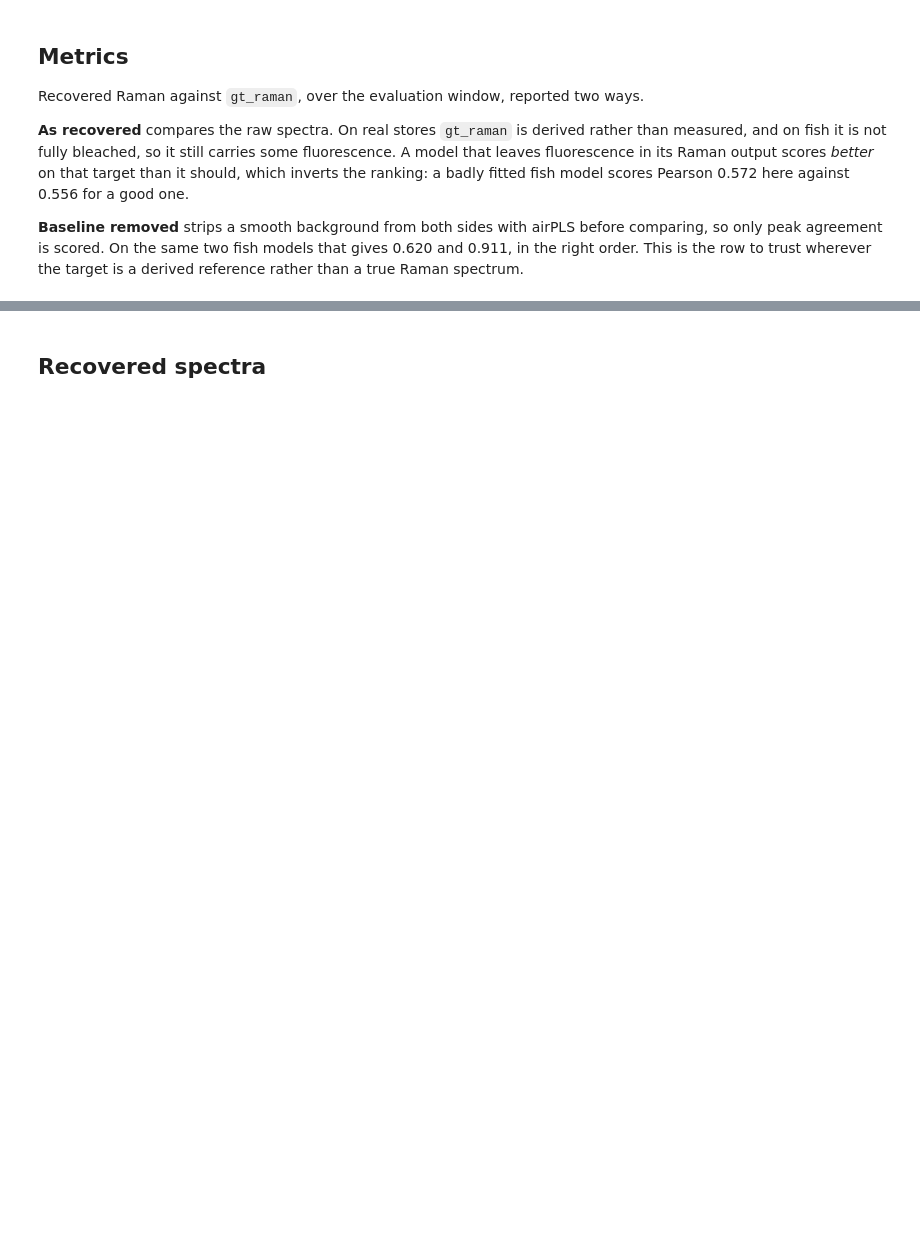
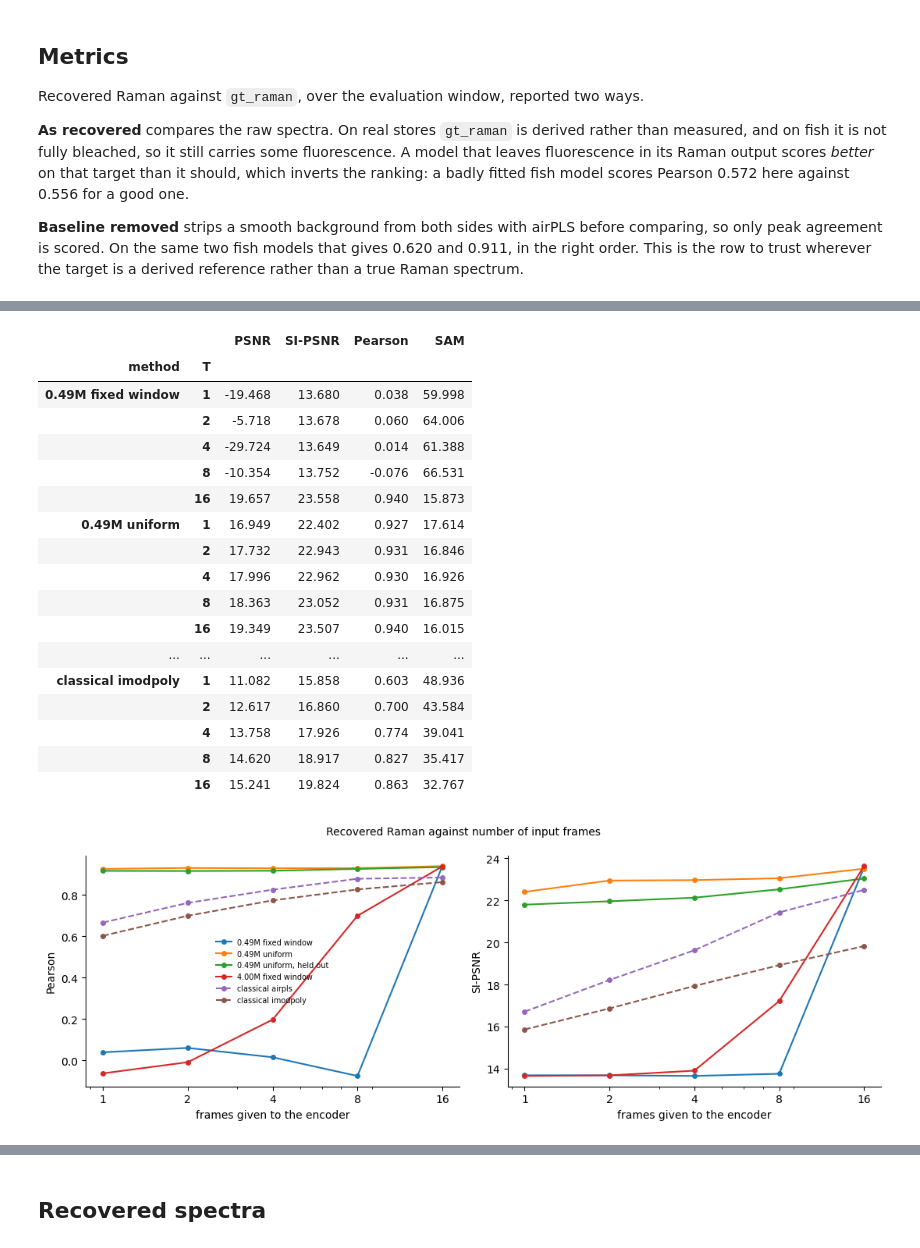
Before and after one commit to tmuird/lumos-vae, a Jupyter notebook: notebooks/evaluate.ipynb, the cells around one changed output, grey strips where cells are left out. Saved outputs shown, nothing was run; the diff lists cells and outputs as text; code cells hidden in the pictures; blank space fills up the shorter version.

```diff
--- a/notebooks/evaluate.ipynb
+++ b/notebooks/evaluate.ipynb
@@ -299,0 +318,67 @@ window (400.0, 1800.0) cm^-1
+# %%
+T_GRID = [16, 8, 4, 2, 1]
+
+rows = []
+for label, info in model_info.items():
+    m, d = info["model"], info["data"]
+    std = m.model.dataset_std
+    device = next(m.parameters()).device
+    mask = eval_mask(d["wn"])
+    gt = d["gt"][:, mask]
+    n_max = m.hparams.n_times_train
+    x_full = torch.from_numpy(d["ts"][:, :, :n_max].astype(np.float32)).to(device) / std
+
+    for T in [t for t in T_GRID if t <= n_max]:
+        with torch.no_grad():
+            _, _, _, _, _, raman, _ = m.model(x_full[:, :, :T], sample=False)
+        pred = raman.cpu().numpy()[:, mask]
+        rows.append(dict(method=label, T=T, **score(gt, pred)))
+
+# Classical correction of the same frames, as the reference at each length.
+for name, d in datasets.items():
+    mask = eval_mask(d["wn"])
+    gt = d["gt"][:, mask]
+    for T in T_GRID:
+        summed = d["ts"][:, :, :T].sum(2) / (T * d["frame_duration"])
+        for method in ("airpls", "imodpoly"):
+            pred = debaseline(summed, method)[:, mask]
+            rows.append(dict(method=f"classical {method}", T=T, **score(gt, pred)))
+
+window = pd.DataFrame(rows).set_index(["method", "T"]).sort_index()
+display(window.round(3))
+
+fig, axes = plt.subplots(1, 2, figsize=(11, 4))
+for method, grp in window.reset_index().groupby("method"):
+    grp = grp.sort_values("T")
+    style = "--" if method.startswith("classical") else "-"
+    for ax, metric in zip(axes, ("Pearson", "SI-PSNR")):
+        ax.plot(grp["T"], grp[metric], style, marker="o", ms=4, label=method)
+for ax, metric in zip(axes, ("Pearson", "SI-PSNR")):
+    ax.set(xlabel="frames given to the encoder", ylabel=metric, xscale="log")
+    ax.set_xticks(T_GRID)
+    ax.set_xticklabels(T_GRID)
+    ax.spines[["top", "right"]].set_visible(False)
+axes[0].legend(fontsize=7, frameon=False)
+fig.suptitle("Recovered Raman against number of input frames", fontsize=10)
+plt.tight_layout()
+plt.show()
+# %% [output]
+|  |  | PSNR | SI-PSNR | Pearson | SAM |
+| method | T |  |  |  |  |
+| 0.49M fixed window | 1 | -19.468 | 13.680 | 0.038 | 59.998 |
+|  | 2 | -5.718 | 13.678 | 0.060 | 64.006 |
+|  | 4 | -29.724 | 13.649 | 0.014 | 61.388 |
+|  | 8 | -10.354 | 13.752 | -0.076 | 66.531 |
+|  | 16 | 19.657 | 23.558 | 0.940 | 15.873 |
+| 0.49M uniform | 1 | 16.949 | 22.402 | 0.927 | 17.614 |
+|  | 2 | 17.732 | 22.943 | 0.931 | 16.846 |
+|  | 4 | 17.996 | 22.962 | 0.930 | 16.926 |
+|  | 8 | 18.363 | 23.052 | 0.931 | 16.875 |
+|  | 16 | 19.349 | 23.507 | 0.940 | 16.015 |
+| ... | ... | ... | ... | ... | ... |
+| classical imodpoly | 1 | 11.082 | 15.858 | 0.603 | 48.936 |
+|  | 2 | 12.617 | 16.860 | 0.700 | 43.584 |
+|  | 4 | 13.758 | 17.926 | 0.774 | 39.041 |
+|  | 8 | 14.620 | 18.917 | 0.827 | 35.417 |
+|  | 16 | 15.241 | 19.824 | 0.863 | 32.767 |
+[figure, added]
```
Also changed, not shown: parts of 13 cells of this notebook, 1 other file.
